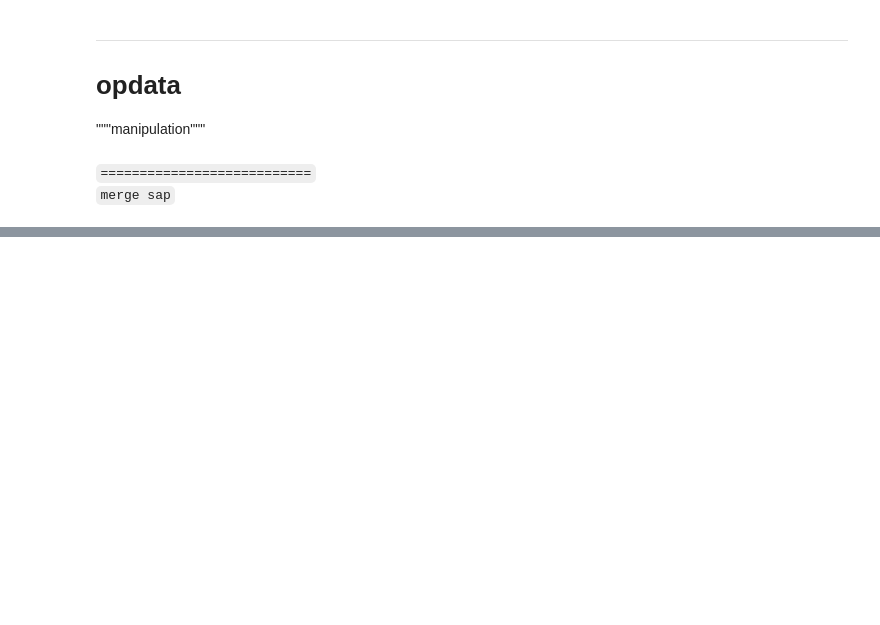
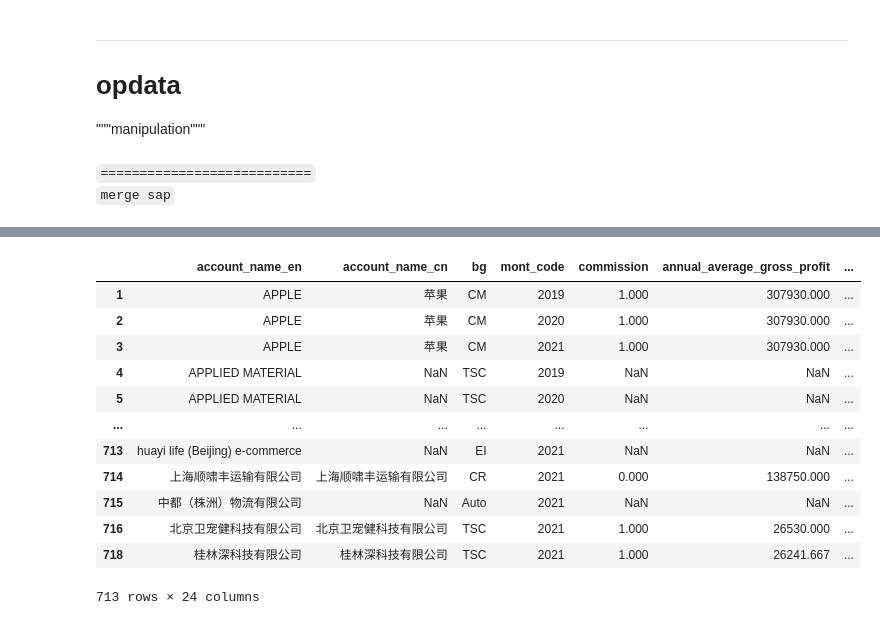
Before and after one commit to fyenne/play8_paint, a Jupyter notebook: pred.ipynb, the cells around one changed output, grey strips where cells are left out. Saved outputs shown, nothing was run; the diff lists cells and outputs as text; code cells hidden in the pictures; blank space fills up the shorter version.

```diff
--- a/pred.ipynb
+++ b/pred.ipynb
@@ -353,3 +369,24 @@ op_all = op_all.groupby(['account_name_en', 'account_name_cn', 'bg', 'mont_code'
 `===========================`
 <br>
 `merge sap`
+# %%
+"""
+多行op 匹配单行的sap
+时间节点要用 actual go live 的yr. 对应当月的sap财务状况.
+"""
+sap['mont_code'] = sap['mont_code'].astype(int)
+sap['cost_center'] = [','.join(i) for i in sap['cost_center']]
+
+sap = sap.groupby(['account_name_en', 'sap_cust', 'mont_code']).agg(
+    {
+        'cost_center': set,
+        'income_amt': sum,
+        'gross_profit_amt': sum,
+        'human_cost_amt': sum,
+        'service_outsourcing_amt': sum,
+        'labor_service_outsourcing_amt': sum,
+        'lb_cost': sum
+    }
+).reset_index()
+
+sap['cost_center'] = [','.join(i) for i in sap['cost_center']]
@@ -355,0 +395,7 @@ op_all = op_all.groupby(['account_name_en', 'account_name_cn', 'bg', 'mont_code'
+# %%
+cc = pd_loaddata.pd_excel('./data_down/DSC成本中心_Complete', 0)
+cc = cc.iloc[1:, [4,12]]
+cc.columns = ['bg', 'cc_mapper']
+cc['bg'] = cc['bg'].str.extract('(\w+$)')
+sap['cc_mapper'] = sap['cost_center'].str.slice(0,10)
+sap = sap.merge(cc, on = 'cc_mapper', how = 'inner')
@@ -356,11 +406,9 @@ op_all = op_all.groupby(['account_name_en', 'account_name_cn', 'bg', 'mont_code'
 # %%
-"""
-多行op 匹配单行的sap
-时间节点要用 actual go live 的yr. 对应当月的sap财务状况.
 
-"""
-sap['mont_code'] = sap['mont_code'].astype(int)
+# merge prepared
 op_sap = op_all.merge(
-    sap, on = ['account_name_en', 'mont_code'], how = 'right'
+    sap, on = ['account_name_en', 'mont_code', 'bg'], how = 'right'
     ).sort_values(['account_name_en', 'mont_code']);op_sap.shape
+op_sap['gp_est_over_real'] = op_sap['annual_average_gross_profit'] / op_sap['gross_profit_amt']
+op_sap['rev_est_over_real'] = op_sap['annual_average_revenue'] / op_sap['income_amt']
 # %% [output]
@@ -394 +435,17 @@ sap[sap.duplicated(['account_name_en', 'mont_code'])]
+# %%
+op_sap[op_sap['prodct'] != 'Freight Forwarding']
+# %% [output]
+|  | account_name_en | account_name_cn | bg | mont_code | commission | annual_average_gross_profit | ... |
+| 1 | APPLE | 苹果 | CM | 2019 | 1.000 | 307930.000 | ... |
+| 2 | APPLE | 苹果 | CM | 2020 | 1.000 | 307930.000 | ... |
+| 3 | APPLE | 苹果 | CM | 2021 | 1.000 | 307930.000 | ... |
+| 4 | APPLIED MATERIAL | NaN | TSC | 2019 | NaN | NaN | ... |
+| 5 | APPLIED MATERIAL | NaN | TSC | 2020 | NaN | NaN | ... |
+| ... | ... | ... | ... | ... | ... | ... | ... |
+| 713 | huayi life (Beijing) e-commerce | NaN | EI | 2021 | NaN | NaN | ... |
+| 714 | 上海顺啸丰运输有限公司 | 上海顺啸丰运输有限公司 | CR | 2021 | 0.000 | 138750.000 | ... |
+| 715 | 中都（株洲）物流有限公司 | NaN | Auto | 2021 | NaN | NaN | ... |
+| 716 | 北京卫宠健科技有限公司 | 北京卫宠健科技有限公司 | TSC | 2021 | 1.000 | 26530.000 | ... |
+| 718 | 桂林深科技有限公司 | 桂林深科技有限公司 | TSC | 2021 | 1.000 | 26241.667 | ... |
+713 rows × 24 columns
 # %%
```
Also changed, not shown: parts of 17 cells of this notebook, 3 other files.
